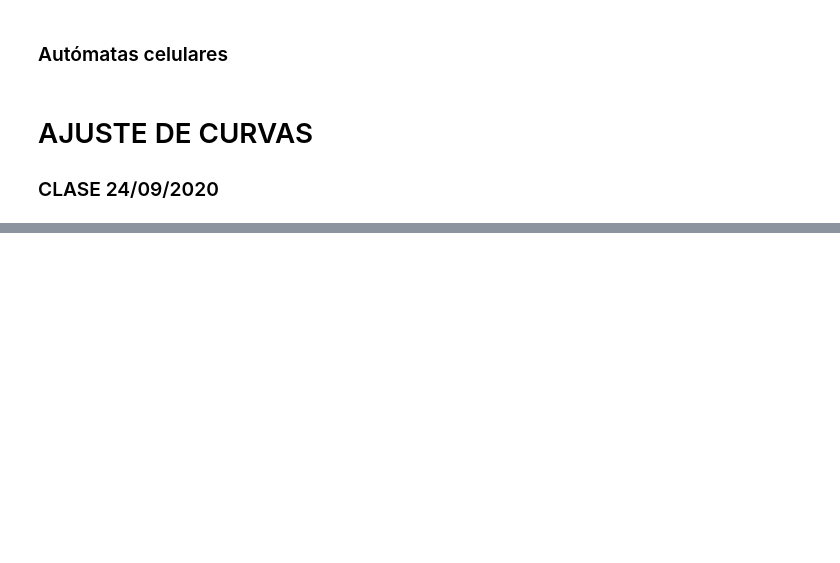
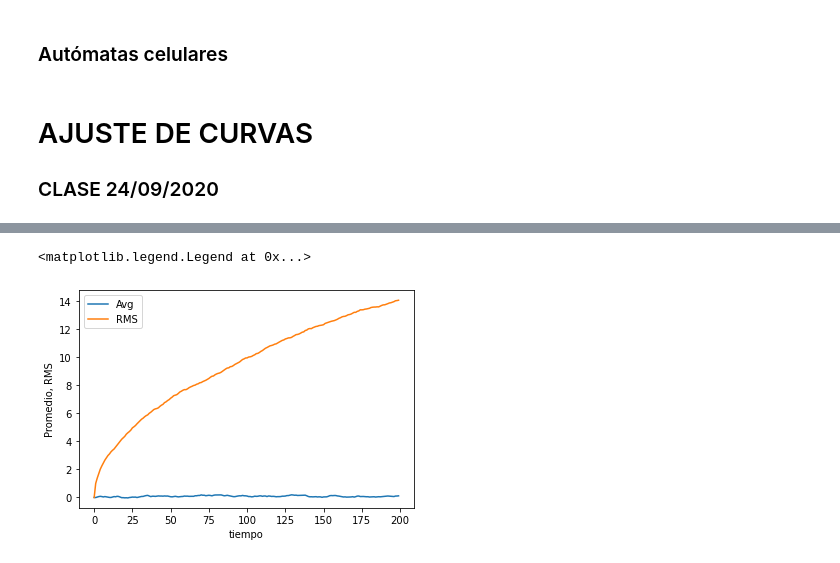
Before and after one commit to jesusigarmor/Matematicas-computacionales-fall2020, a Jupyter notebook: alumnos/anacris2802/EjerciciosClase.ipynb, the cells around one changed output, grey strips where cells are left out. Drawn from its saved outputs; the diff is of its cells as text; code cells hidden in the pictures; blank space fills up the shorter version.

```diff
--- a/alumnos/anacris2802/EjerciciosClase.ipynb
+++ b/alumnos/anacris2802/EjerciciosClase.ipynb
@@ -413,0 +535,9 @@ plt.subplot(122, aspect='equal'); plt.imshow(A);
+# %%
+plt.plot(tiempo, promedio, label='Avg')
+plt.plot(tiempo, rms, label='RMS')
+plt.xlabel('tiempo')
+plt.ylabel('Promedio, RMS')
+plt.legend(loc='best')
+# %% [output]
+<matplotlib.legend.Legend at 0x...>
+[figure, added]
```
Also changed, not shown: parts of 17 cells of this notebook.
